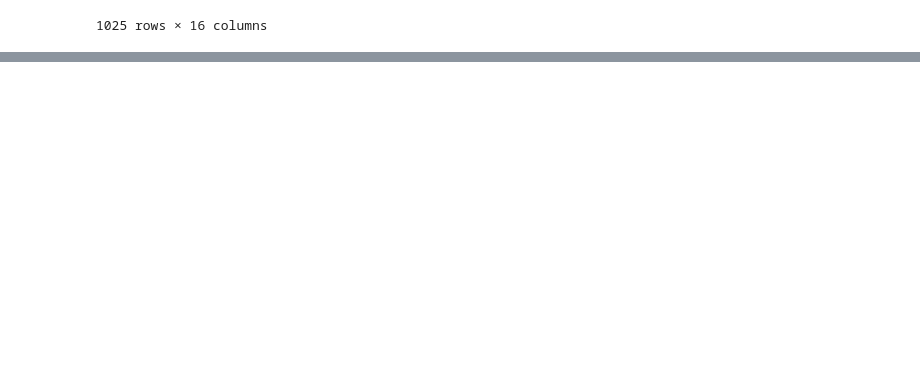
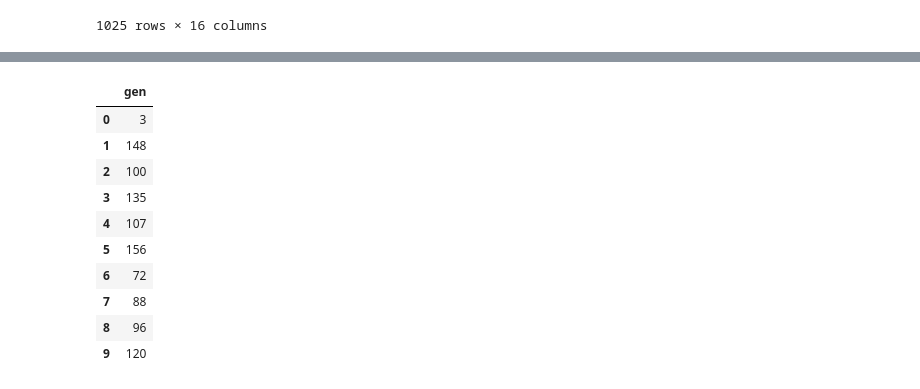
Before and after one commit to Anuroopa12x/Pokemon_Data_Analysis, a Jupyter notebook: Analysing.ipynb, the cells around one changed output, grey strips where cells are left out. Saved outputs shown, nothing was run; the diff lists cells and outputs as text; code cells hidden in the pictures; blank space fills up the shorter version.

```diff
--- a/Analysing.ipynb
+++ b/Analysing.ipynb
@@ -67,3 +67,15 @@ pokemon[pokemon["egg_group"] == "Field / Fairyor No Eggs DiscoveredCosplay/Cap"]
 # %%
-# Creating gen column
-bins = [0, 151,
+gen = pd.DataFrame(pokemon["gen"].value_counts(sort = False), columns = ["gen"] )
+gen
+# %% [output]
+|  | gen |
+| 0 | 3 |
+| 1 | 148 |
+| 2 | 100 |
+| 3 | 135 |
+| 4 | 107 |
+| 5 | 156 |
+| 6 | 72 |
+| 7 | 88 |
+| 8 | 96 |
+| 9 | 120 |
```
Also changed, not shown: parts of 11 cells of this notebook, 4 other files.
